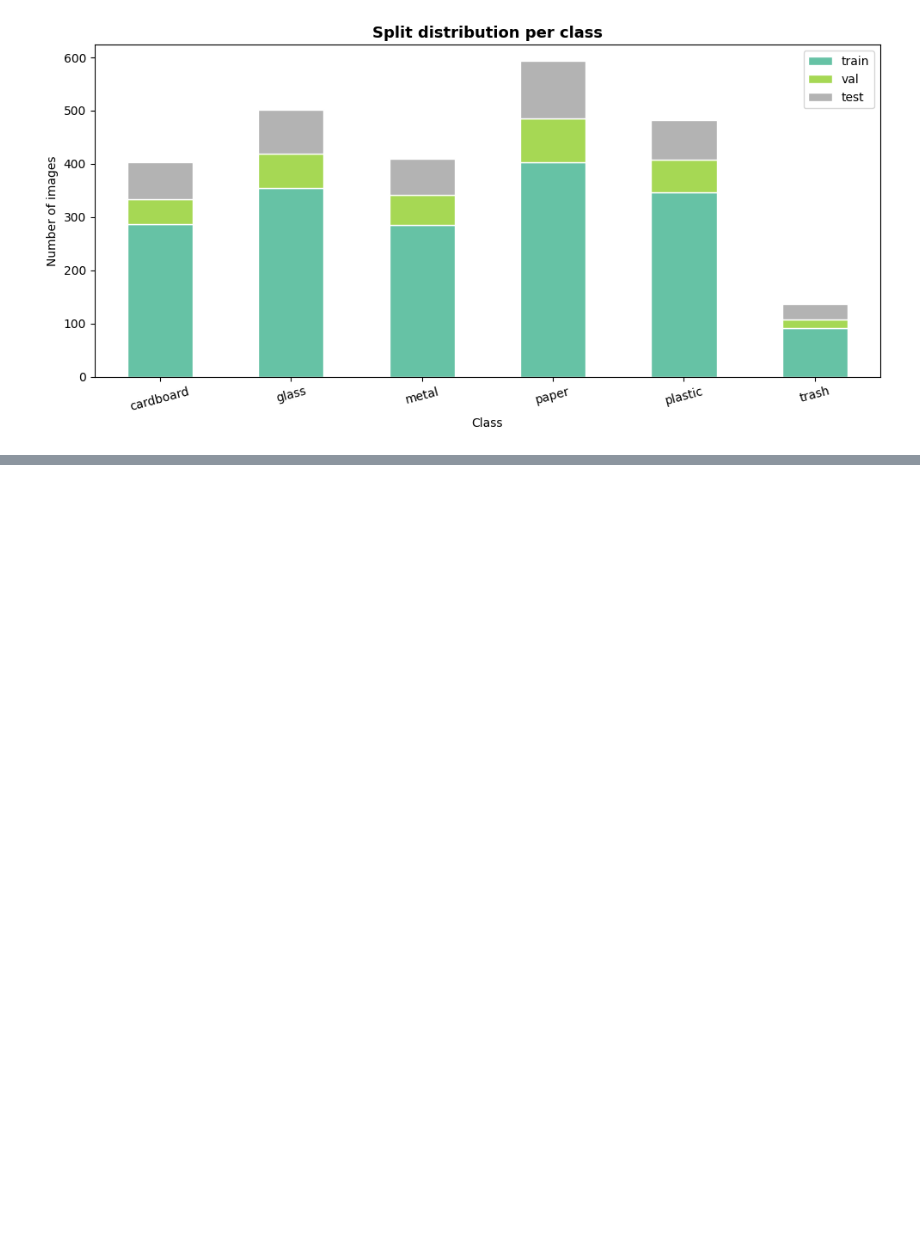
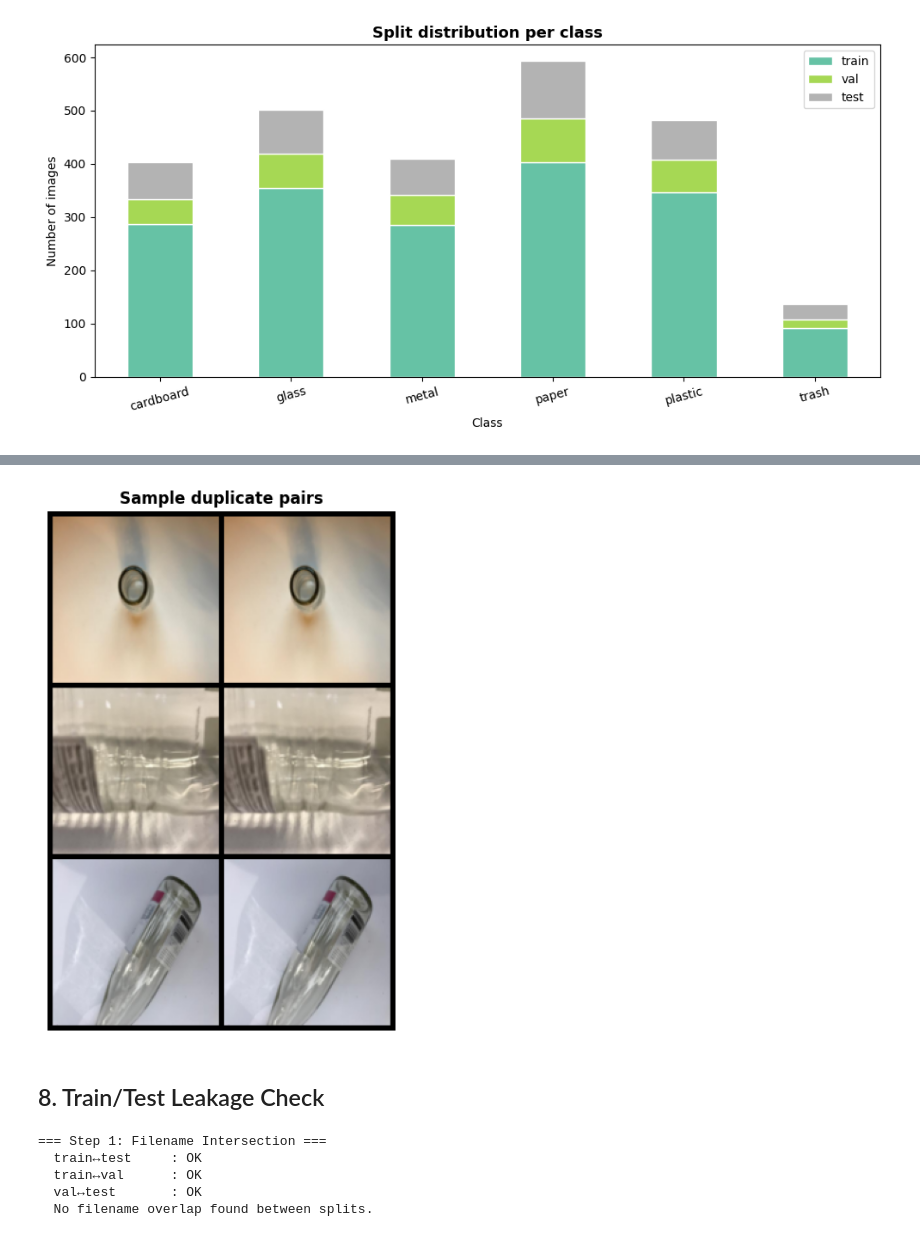
Before and after one commit to MohCw/Wastenet-MLOps, a Jupyter notebook: notebooks/01_eda.ipynb, the cells around one changed output, grey strips where cells are left out. Drawn from its saved outputs; the diff is of its cells as text; code cells hidden in the pictures; blank space fills up the shorter version.

```diff
--- a/notebooks/01_eda.ipynb
+++ b/notebooks/01_eda.ipynb
@@ -344,0 +391,55 @@ trash         91   17    29    137
+# %%
+# Visualize one duplicate pair per group (up to 4 groups)
+from torchvision.utils import make_grid
+
+to_tensor_128 = transforms.Compose([transforms.Resize((128, 128)), transforms.ToTensor()])
+
+if duplicates:
+    dup_items = list(duplicates.items())[:4]
+    pairs = []
+    for h, imgs in dup_items:
+        for _, p in imgs[:2]:
+            pairs.append(to_tensor_128(Image.open(p).convert("RGB")))
+
+    grid = make_grid(torch.stack(pairs), nrow=2, padding=4)
+    fig, ax = plt.subplots(figsize=(6, len(dup_items) * 2))
+    ax.imshow(grid.permute(1, 2, 0).numpy())
+    ax.axis("off")
+    ax.set_title("Sample duplicate pairs", fontweight="bold")
+    plt.tight_layout()
+    plt.show()
+else:
+    print("No duplicates to visualize.")
+# %% [output]
+[figure, added]
+# %% [markdown]
+## 8. Train/Test Leakage Check
+# %%
+# --- Step 1: Filename intersection ---
+split_filenames = {split: set(df_s["filename"]) for split, df_s in splits.items()}
+
+leakage_filename = {}
+split_pairs = [("train", "test"), ("train", "val"), ("val", "test")]
+for s1, s2 in split_pairs:
+    if s1 in split_filenames and s2 in split_filenames:
+        overlap = split_filenames[s1] & split_filenames[s2]
+        leakage_filename[f"{s1}↔{s2}"] = overlap
+
+print("=== Step 1: Filename Intersection ===")
+any_leak = False
+for pair, overlap in leakage_filename.items():
+    status = f"{len(overlap)} leaked files" if overlap else "OK"
+    print(f"  {pair:15s}: {status}")
+    if overlap:
+        any_leak = True
+        for f in list(overlap)[:5]:
+            print(f"    → {f}")
+
+if not any_leak:
+    print("  No filename overlap found between splits.")
+# %% [output]
+=== Step 1: Filename Intersection ===
+  train↔test     : OK
+  train↔val      : OK
+  val↔test       : OK
+  No filename overlap found between splits.
```
Also changed, not shown: parts of 10 cells of this notebook.
